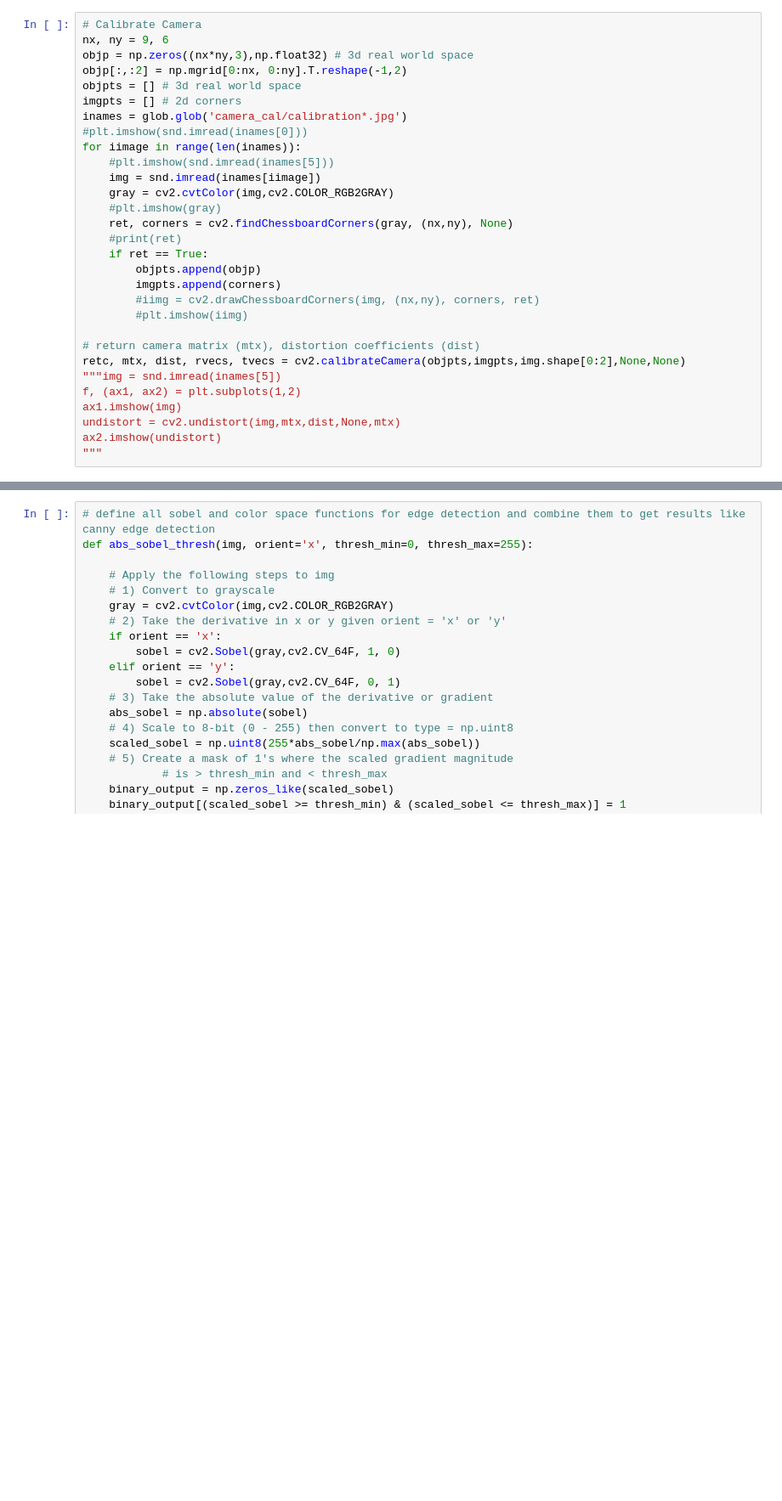
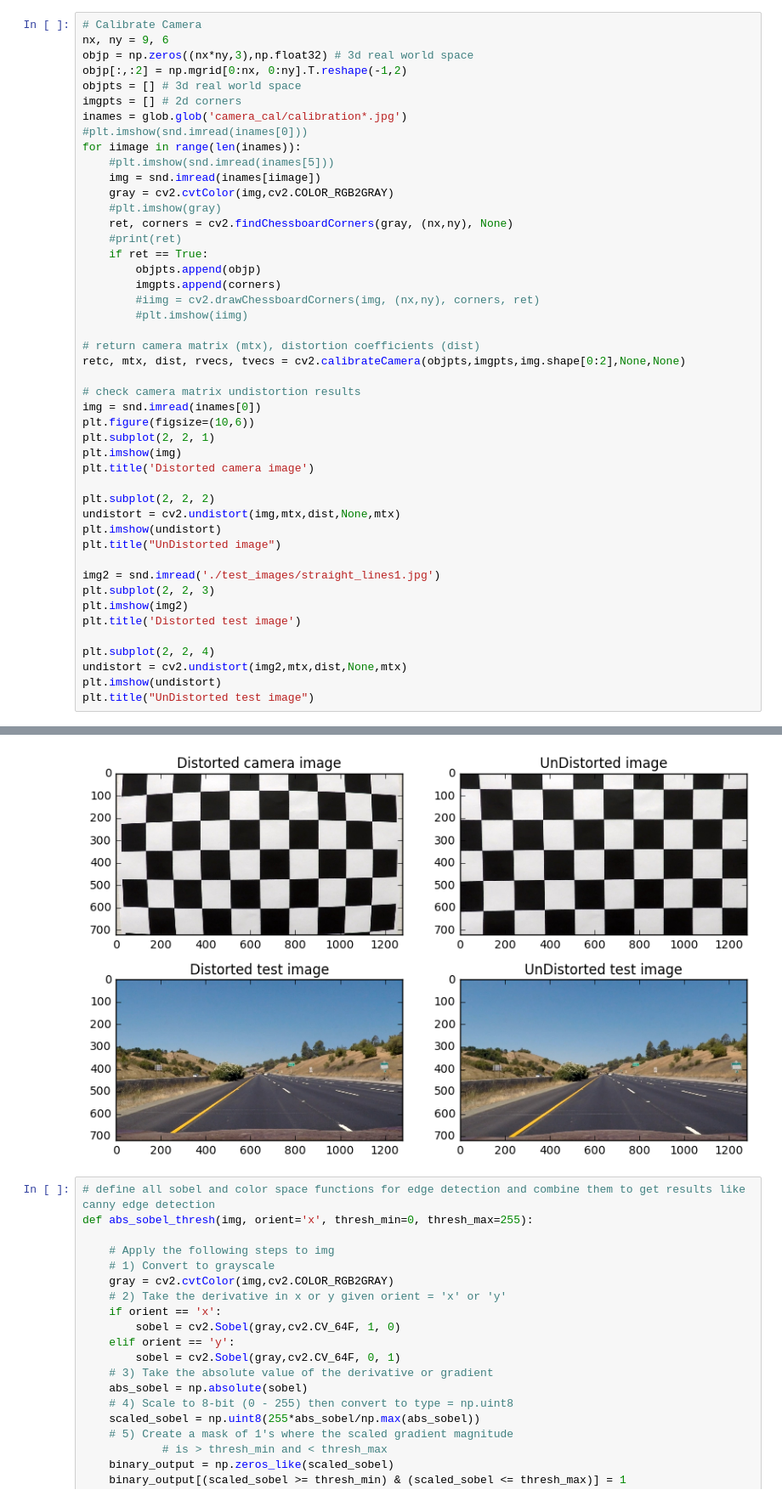
Before and after one commit to npscars/CarND-Advanced-Lane-Lines-P4, a Jupyter notebook: CarND-Advanced-Lane-Finding-P4-Class.ipynb, the cells around one changed output, grey strips where cells are left out. Shown at 85% size. Saved outputs shown, nothing was run; the diff lists cells and outputs as text; blank space fills up the shorter version.

```diff
--- a/CarND-Advanced-Lane-Finding-P4-Class.ipynb
+++ b/CarND-Advanced-Lane-Finding-P4-Class.ipynb
@@ -37,10 +37,26 @@ for iimage in range(len(inames)):
 
 # return camera matrix (mtx), distortion coefficients (dist)
 retc, mtx, dist, rvecs, tvecs = cv2.calibrateCamera(objpts,imgpts,img.shape[0:2],None,None)
-"""img = snd.imread(inames[5])
-f, (ax1, ax2) = plt.subplots(1,2)
-ax1.imshow(img)
+
+# check camera matrix undistortion results
+img = snd.imread(inames[0])
+plt.figure(figsize=(10,6))
+plt.subplot(2, 2, 1)
+plt.imshow(img)
+plt.title('Distorted camera image')
+
+plt.subplot(2, 2, 2)
 undistort = cv2.undistort(img,mtx,dist,None,mtx)
-ax2.imshow(undistort)
-"""
+plt.imshow(undistort)
+plt.title("UnDistorted image")
+
+img2 = snd.imread('./test_images/straight_lines1.jpg')
+plt.subplot(2, 2, 3)
+plt.imshow(img2)
+plt.title('Distorted test image')
+
+plt.subplot(2, 2, 4)
+undistort = cv2.undistort(img2,mtx,dist,None,mtx)
+plt.imshow(undistort)
+plt.title("UnDistorted test image")
 # %% [output]
@@ -48,3 +64,4 @@ ax2.imshow(undistort)
+[figure, added]
 # %%
 # define all sobel and color space functions for edge detection and combine them to get results like canny edge detection
 def abs_sobel_thresh(img, orient='x', thresh_min=0, thresh_max=255):
```
Also changed, not shown: parts of 16 cells of this notebook, 18 other files.
